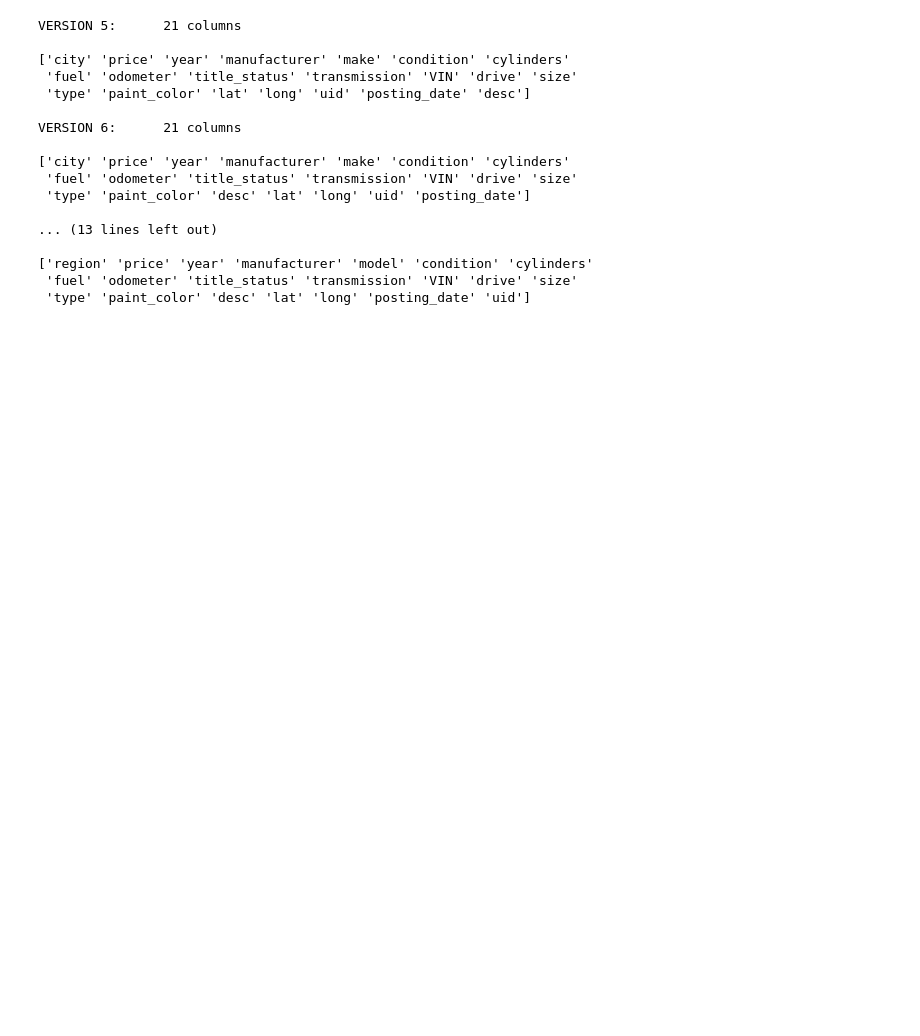
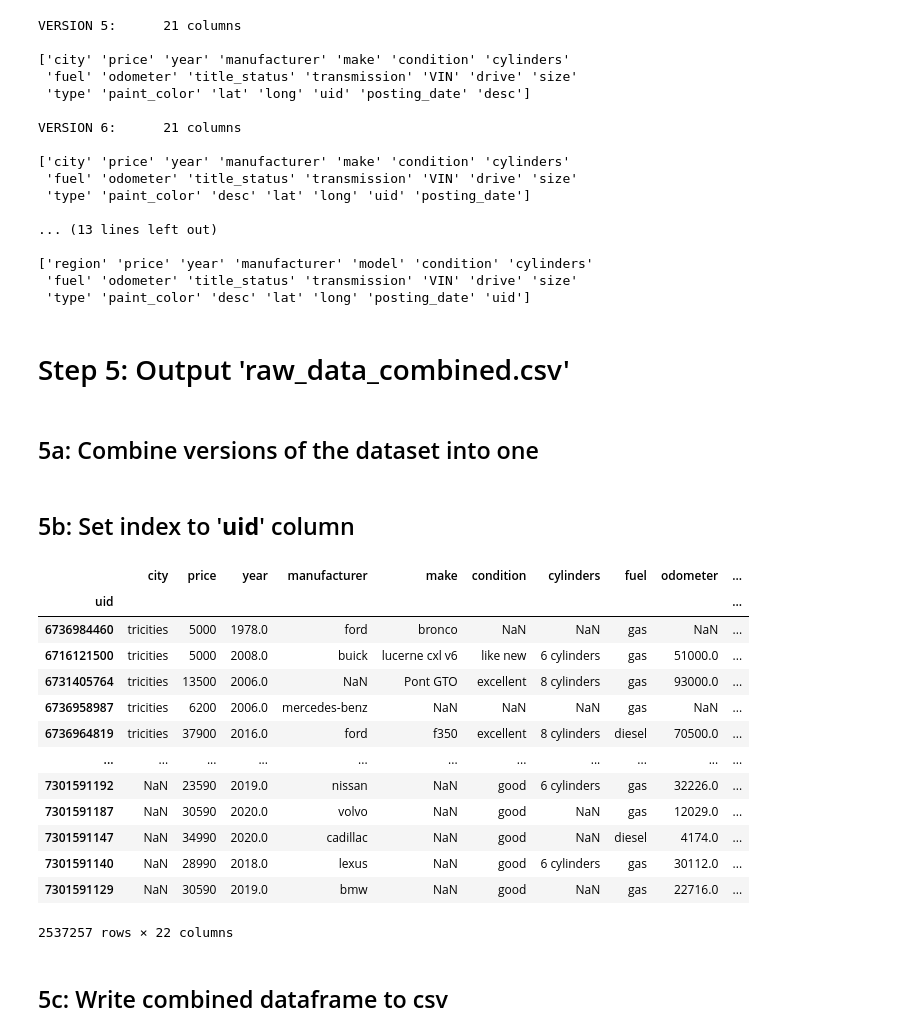
Before and after one commit to ForrestSurles/Used_Car_Availability_Project, a Jupyter notebook: data_prep.ipynb, the cells around one changed output. Cells and saved outputs as stored; diff of their text form; code cells hidden in the pictures; blank space fills up the shorter version.

Commit message:
finish data prep and export raw_data_combined
    - first round of data prep
    - next round: make assumptions for changes over time

```diff
--- a/data_prep.ipynb
+++ b/data_prep.ipynb
@@ -174,3 +182,40 @@ VERSION 6:      21 columns
 ['region' 'price' 'year' 'manufacturer' 'model' 'condition' 'cylinders'
  'fuel' 'odometer' 'title_status' 'transmission' 'VIN' 'drive' 'size'
  'type' 'paint_color' 'desc' 'lat' 'long' 'posting_date' 'uid']
+# %% [markdown]
+# Step 5: Output 'raw_data_combined.csv'
+# %% [markdown]
+## 5a: Combine versions of the dataset into one
+# %%
+# combine versions into single dataframe
+all_dataframes = [
+    vehicles_v5_df,
+    vehicles_v6_df,
+    vehicles_v7_df,
+    vehicles_v9_df,
+    vehicles_v10_df
+]
+
+raw_data_combined_df = pd.concat(all_dataframes, join='outer')
+# %% [markdown]
+## 5b: Set index to '**uid**' column
+# %%
+# set index to 'uid'; receive unexpected behavior from documentation
+raw_data_combined_df.set_index('uid')
+# %% [output]
+|  | city | price | year | manufacturer | make | condition | cylinders | fuel | odometer | ... |
+| uid |  |  |  |  |  |  |  |  |  | ... |
+| 6736984460 | tricities | 5000 | 1978.0 | ford | bronco | NaN | NaN | gas | NaN | ... |
+| 6716121500 | tricities | 5000 | 2008.0 | buick | lucerne cxl v6 | like new | 6 cylinders | gas | 51000.0 | ... |
+| 6731405764 | tricities | 13500 | 2006.0 | NaN | Pont GTO | excellent | 8 cylinders | gas | 93000.0 | ... |
+| 6736958987 | tricities | 6200 | 2006.0 | mercedes-benz | NaN | NaN | NaN | gas | NaN | ... |
+| 6736964819 | tricities | 37900 | 2016.0 | ford | f350 | excellent | 8 cylinders | diesel | 70500.0 | ... |
+| ... | ... | ... | ... | ... | ... | ... | ... | ... | ... | ... |
+| 7301591192 | NaN | 23590 | 2019.0 | nissan | NaN | good | 6 cylinders | gas | 32226.0 | ... |
+| 7301591187 | NaN | 30590 | 2020.0 | volvo | NaN | good | NaN | gas | 12029.0 | ... |
+| 7301591147 | NaN | 34990 | 2020.0 | cadillac | NaN | good | NaN | diesel | 4174.0 | ... |
+| 7301591140 | NaN | 28990 | 2018.0 | lexus | NaN | good | 6 cylinders | gas | 30112.0 | ... |
+| 7301591129 | NaN | 30590 | 2019.0 | bmw | NaN | good | NaN | gas | 22716.0 | ... |
+2537257 rows × 22 columns
+# %% [markdown]
+## 5c: Write combined dataframe to csv
```
Also changed, not shown: parts of 12 cells of this notebook.
